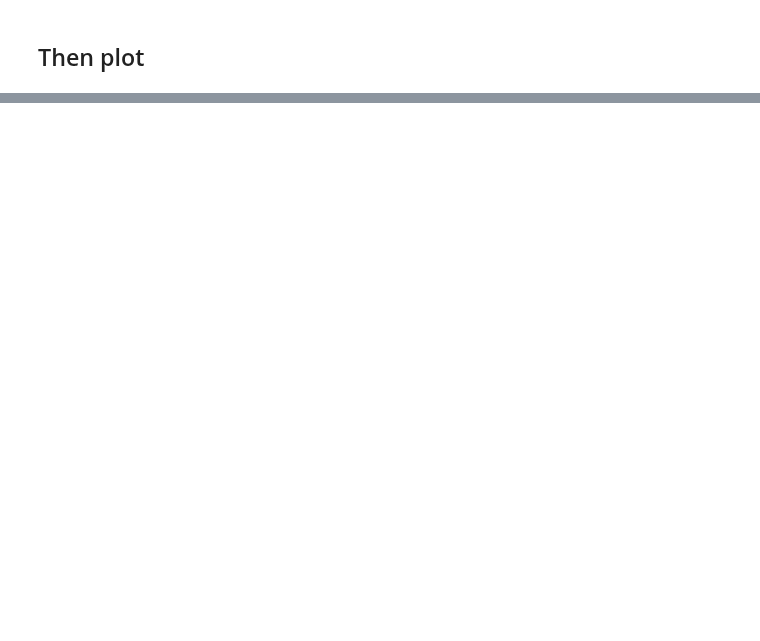
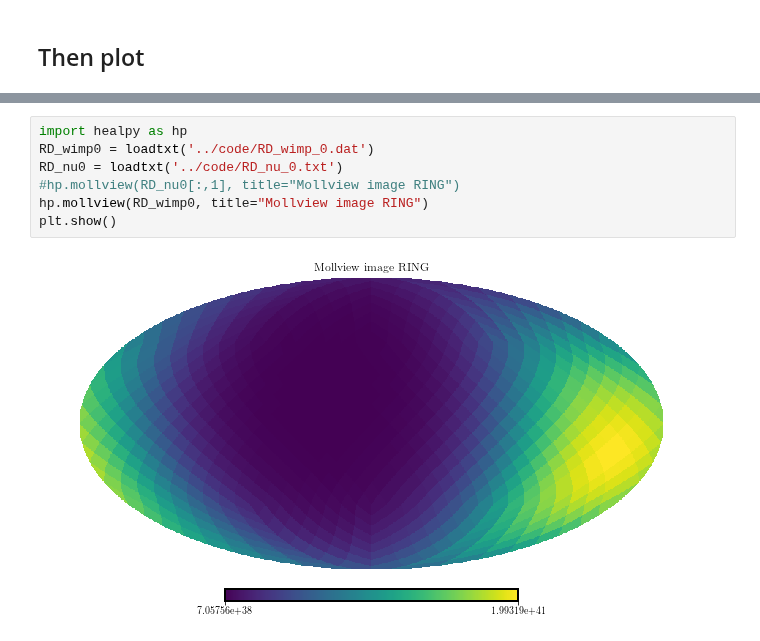
Before and after one commit to cajohare/CYGNUS, a Jupyter notebook: python/Plot_SI_limits.ipynb, the cells around one changed output, grey strips where cells are left out. Drawn from its saved outputs; the diff is of its cells as text; blank space fills up the shorter version.

```diff
--- a/python/Plot_SI_limits.ipynb
+++ b/python/Plot_SI_limits.ipynb
@@ -121,0 +121,9 @@ plt.show()
+# %%
+import healpy as hp
+RD_wimp0 = loadtxt('../code/RD_wimp_0.dat')
+RD_nu0 = loadtxt('../code/RD_nu_0.txt')
+#hp.mollview(RD_nu0[:,1], title="Mollview image RING")
+hp.mollview(RD_wimp0, title="Mollview image RING")
+plt.show()
+# %% [output]
+[figure, added]
```
Also changed, not shown: parts of 12 cells of this notebook, 21 other files.
